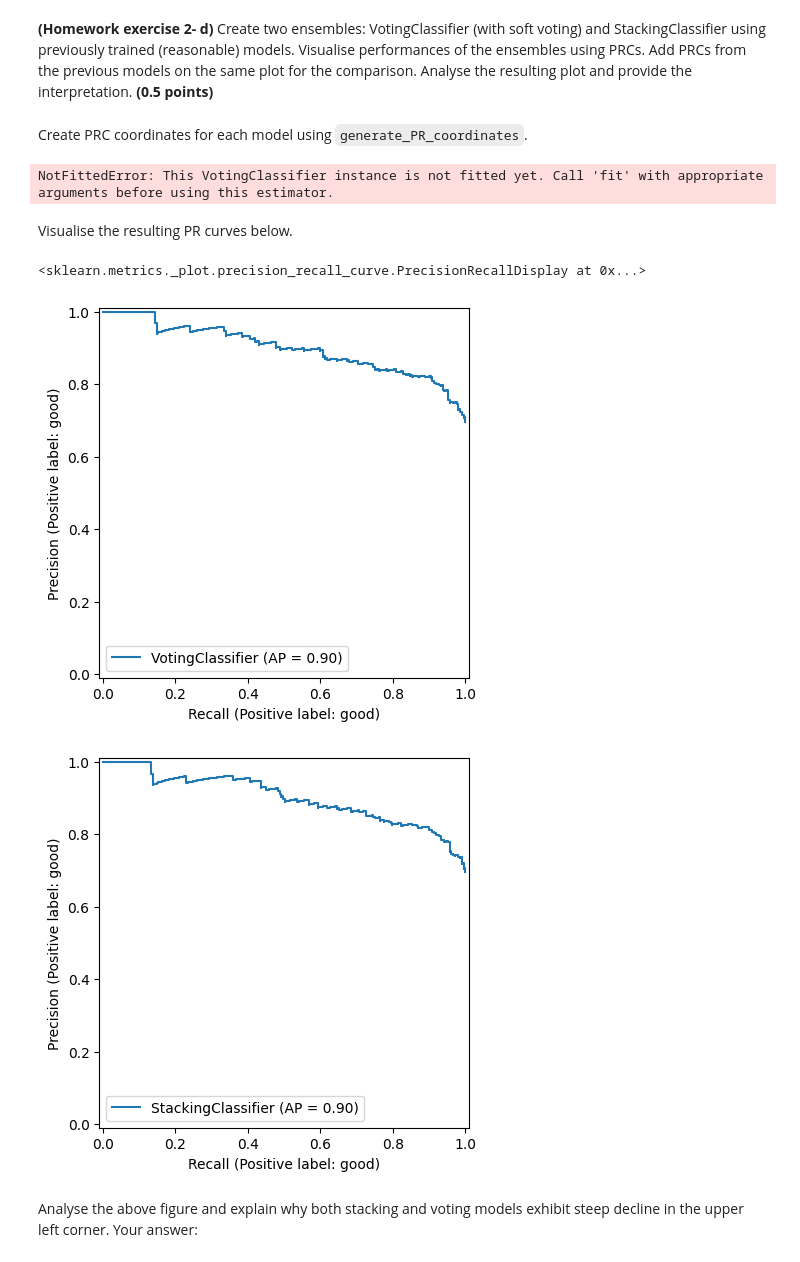
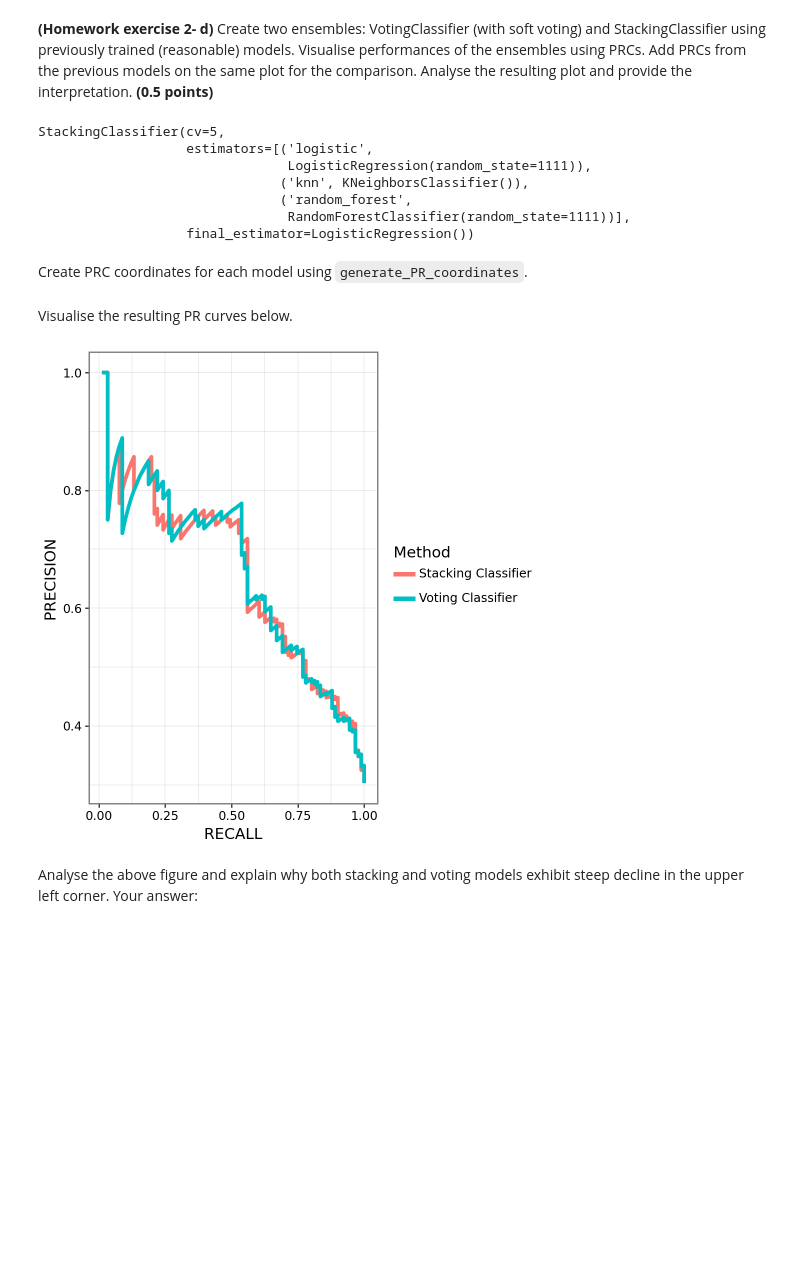
Before and after one commit to saskia002/masinope, a Jupyter notebook: kodutööd/6/6_Performance_metrics_HW.ipynb, the cells around one changed output. Drawn from its saved outputs; the diff is of its cells as text; code cells hidden in the pictures; blank space fills up the shorter version.

```diff
--- a/kodutööd/6/6_Performance_metrics_HW.ipynb
+++ b/kodutööd/6/6_Performance_metrics_HW.ipynb
@@ -674,6 +650,8 @@ voting_clf = VotingClassifier(
 	voting='soft' # use 'hard' for majority voting
 )
 
+voting_clf.fit(X_train_transformed, y_train['class'])
+
 # Stacking
 stacking_clf = StackingClassifier(
 	estimators=[
@@ -685,14 +663,20 @@ stacking_clf = StackingClassifier(
 	cv=5
 )
 
+stacking_clf.fit(X_train_transformed, y_train['class'])
+
 
 #### YOUR CODE ENDS ####
+# %% [output]
+StackingClassifier(cv=5,
+                   estimators=[('logistic',
+                                LogisticRegression(random_state=1111)),
+                               ('knn', KNeighborsClassifier()),
+                               ('random_forest',
+                                RandomForestClassifier(random_state=1111))],
+                   final_estimator=LogisticRegression())
 # %% [markdown]
 <font color=''> Create PRC coordinates for each model using `generate_PR_coordinates`. </font>
-# %%
-voting_clf.predict_proba(X_test_transformed)[:,1]
-# %% [output]
-NotFittedError: This VotingClassifier instance is not fitted yet. Call 'fit' with appropriate arguments before using this estimator.
 # %%
 #### YOUR CODE STARTS ####
 
@@ -701,7 +685,7 @@ stacking_clf.fit(X_train_transformed, y_train['class'])
 
 prc_voting = generate_PR_coordinates(
 	pd.Series(
-		voting_clf.predict_proba(X_test_transformed)[:, 1],
+		voting_clf.predict_proba(X_test_transformed)[:, 0],
 		index=y_test.index
 	),
 	y_test['class'],
@@ -709,7 +693,7 @@ prc_voting = generate_PR_coordinates(
 
 prc_stacking = generate_PR_coordinates(
 	pd.Series(
-		stacking_clf.predict_proba(X_test_transformed)[:, 1],
+		stacking_clf.predict_proba(X_test_transformed)[:, 0],
 		index=y_test.index
 	),
 	y_test['class'],
@@ -721,34 +705,15 @@ prc_stacking = generate_PR_coordinates(
 # %%
 #### YOUR CODE STARTS ####
 
 
-voting_clf.fit(X_train_transformed, y_train['class'])
-stacking_clf.fit(X_train_transformed, y_train['class'])
-
-
-PrecisionRecallDisplay.from_estimator(
-	voting_clf,
-	X_test_transformed,
-	y_test['class'],
-)
-
-PrecisionRecallDisplay.from_estimator(
-	stacking_clf,
-	X_test_transformed,
-	y_test['class'],
-)
-
-
-#plot_pr({
-#	'Voting Classifier': prc_voting,
-#	'Stacking Classifier': prc_stacking
-#})
+plot_pr({
+	'Voting Classifier': prc_voting,
+	'Stacking Classifier': prc_stacking
+})
 
 #### YOUR CODE ENDS ####
 # %% [output]
-<sklearn.metrics._plot.precision_recall_curve.PrecisionRecallDisplay at 0x...>
-[figure, old version]
+[figure, new version]
-[figure, removed]
 # %% [markdown]
 <font color=''> Analyse the above figure and explain why both stacking and voting models exhibit steep decline in the upper left corner. Your answer: </font>
 # %% [markdown]
```
Also changed, not shown: parts of 8 cells of this notebook.
